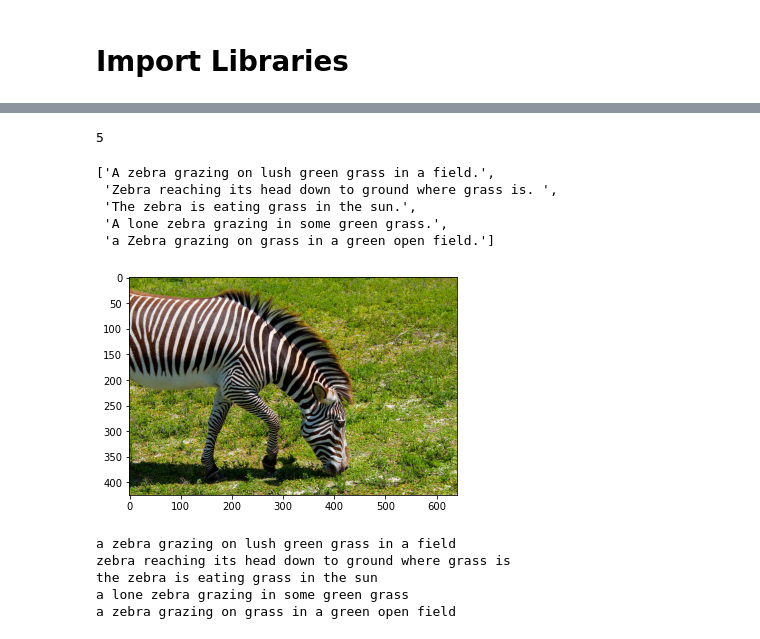
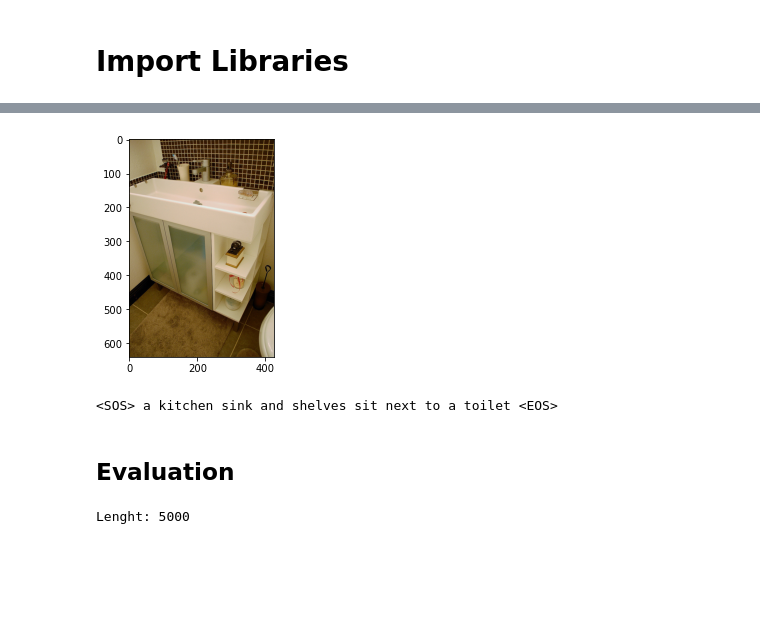
Before and after one commit to Khaliladib11/INM706-image-captioning, a Jupyter notebook: interface.ipynb, the cells around one changed output, grey strips where cells are left out. Drawn from its saved outputs; the diff is of its cells as text; code cells hidden in the pictures; blank space fills up the shorter version.

```diff
--- a/interface.ipynb
+++ b/interface.ipynb
@@ -17,24 +30,16 @@ imgs_path = root/'train2017'
 #captions_path = root/'annotations'/'captions_train2017.json'
 captions_path = root/'annotations_trainval2017'/'annotations'/'captions_train2017.json'
 
-# load vocab
-with open('vocabulary/idx_to_string.json') as json_file:
-    idx_to_string_json = json.load(json_file)
-
-idx_to_string = dict()
-for key in idx_to_string_json:
-    idx_to_string[int(key)] = idx_to_string_json[key]
-
-with open('vocabulary/string_to_index.json') as json_file:
-    string_to_index = json.load(json_file)
-
-
 interface_params = {
     'imgs_path': imgs_path,
     'captions_path': captions_path,
     'freq_threshold': 1,
     'sequence_length': 20,
-    'caps_per_img': 10,
+    'caps_per_img': 1,
     'idx_to_string': idx_to_string,
     'string_to_index': string_to_index
 }
+
+coco_interface_train = MSCOCOInterface(**interface_params)
+
+print(f"Lenght: {len(coco_interface_train)}")
@@ -41,3 +47,0 @@ interface_params = {
-# %%
-%%time
-coco_interface = MSCOCOInterface(**interface_params)
@@ -46,34 +48,39 @@ Wall time: 5.85 s
-# %%
-print(coco_interface.caps_per_img)
-# %% [output]
-5
-# %%
-img_idx = 3
-file_name = coco_interface.coco.imgs[img_idx]
-coco_interface.coco.get_captions(file_name)
-# %% [output]
-['A zebra grazing on lush green grass in a field.',
- 'Zebra reaching its head down to ground where grass is. ',
- 'The zebra is eating grass in the sun.',
- 'A lone zebra grazing in some green grass.',
- 'a Zebra grazing on grass in a green open field.']
 # %%
-#idx = random.randint(0, len(coco_interface.coco.imgs))
-idx = img_idx*coco_interface.caps_per_img
+idx = random.randint(0, len(coco_interface_train.coco.imgs))
 coco_interface.display_img_with_captions(idx)
 for cap_idx in range(coco_interface.caps_per_img):
 
     cap = ''
     idx, X, y = coco_interface[idx]
     for word_idx in y:
         if word_idx != 0:
             cap += coco_interface.idx_to_string[word_idx.item()] + ' '
     idx += 1
     print(cap)
 # %% [output]
-[figure, old version]
+[figure, new version]
-a zebra grazing on lush green grass in a field
-zebra reaching its head down to ground where grass is
-the zebra is eating grass in the sun
-a lone zebra grazing in some green grass
-a zebra grazing on grass in a green open field
+<SOS> a kitchen sink and shelves sit next to a toilet <EOS>
+# %% [markdown]
+## Evaluation
+# %%
+root = Path('Data')
+#imgs_path = root/'images'/'train2017'
+imgs_path = root/'val2017'
+#captions_path = root/'annotations'/'captions_train2017.json'
+captions_path = root/'annotations_trainval2017'/'annotations'/'captions_val2017.json'
+
+interface_params = {
+    'imgs_path': imgs_path,
+    'captions_path': captions_path,
+    'freq_threshold': 1,
+    'sequence_length': 20,
+    'caps_per_img': 1,
+    'idx_to_string': idx_to_string,
+    'string_to_index': string_to_index
+}
+
+coco_interface_val = MSCOCOInterface(**interface_params)
+
+print(f"Lenght: {len(coco_interface_val)}")
+# %% [output]
+Lenght: 5000
```
Also changed, not shown: parts of 6 cells of this notebook, 24 other files.
